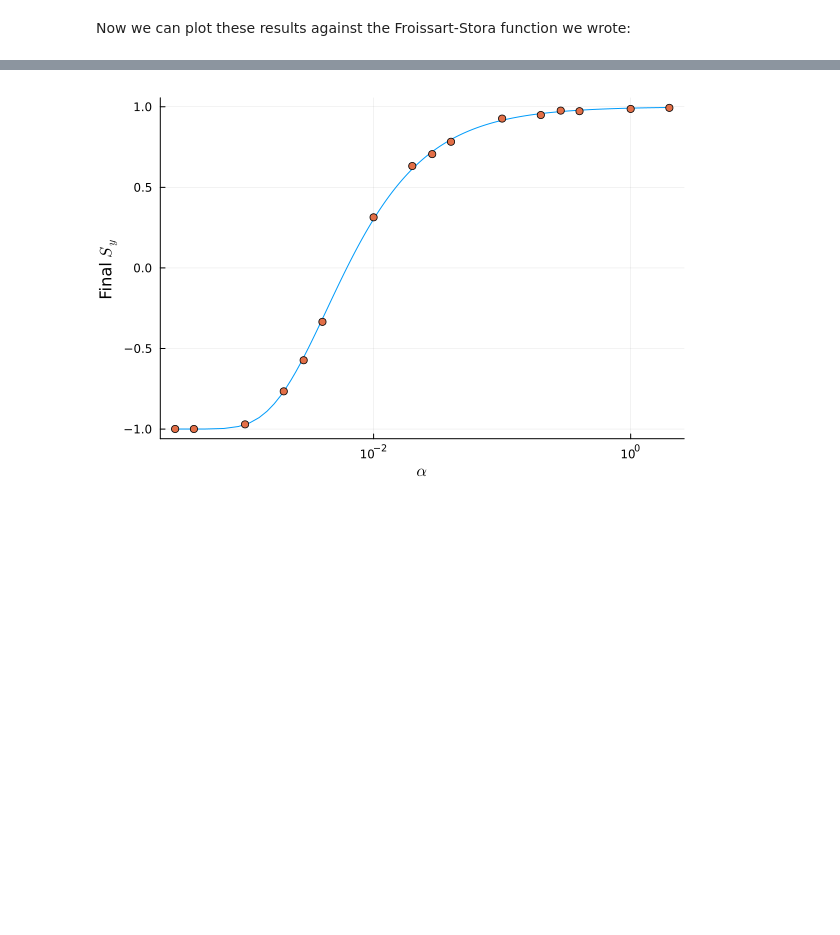
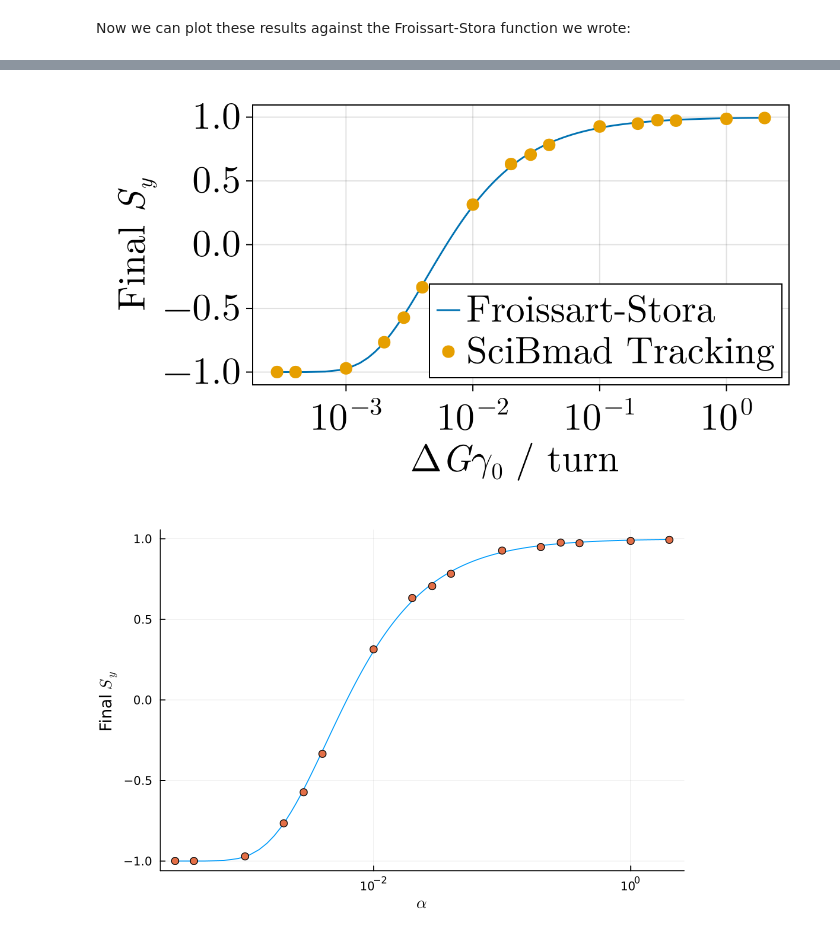
Before and after one commit to bmad-sim/SciBmad.jl, a Jupyter notebook: examples/julia/ags-spin-ramp.ipynb, the cells around one changed output, grey strips where cells are left out. Saved outputs shown, nothing was run; the diff lists cells and outputs as text; code cells hidden in the pictures; blank space fills up the shorter version.

```diff
--- a/examples/julia/ags-spin-ramp.ipynb
+++ b/examples/julia/ags-spin-ramp.ipynb
@@ -149 +187,11 @@ Now we can plot these results against the Froissart-Stora function we wrote:
+# %%
+set_theme!(theme_latexfonts())
+f = Figure(fontsize=32, size=(600,350));
+ax = Axis(f[1, 1], xlabel = L"$\Delta G\gamma_0$ / turn ", xscale=log10, ylabel=L"Final $S_y$");
+lines!(ax, range(2/turns[1], 2/turns[end], 10000), g.(range(2/turns[1], 2/turns[end], 10000)), label="Froissart-Stora")#, label=L"\beta_1"); # L".." specifies a LaTeX string
+CairoMakie.scatter!(ax, 2 ./ turns, final_s_y, label="SciBmad Tracking", markersize=15, color=Makie.wong_colors()[2] )
+axislegend(ax, position=:r)
+display(f);
+# %% [output]
+[figure, added]
 # %%
```
Also changed, not shown: parts of 9 cells of this notebook, 2 other files.
